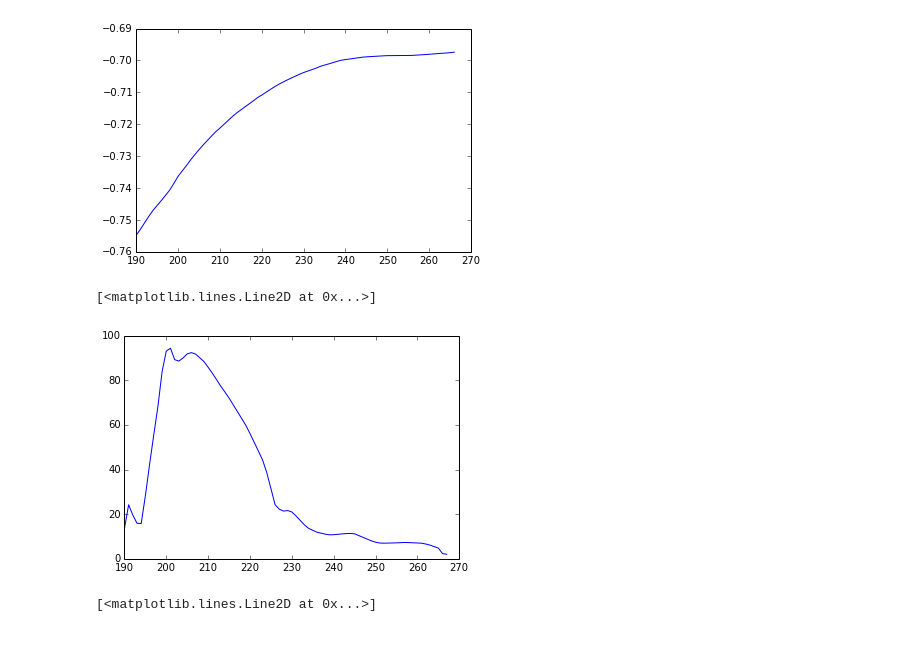
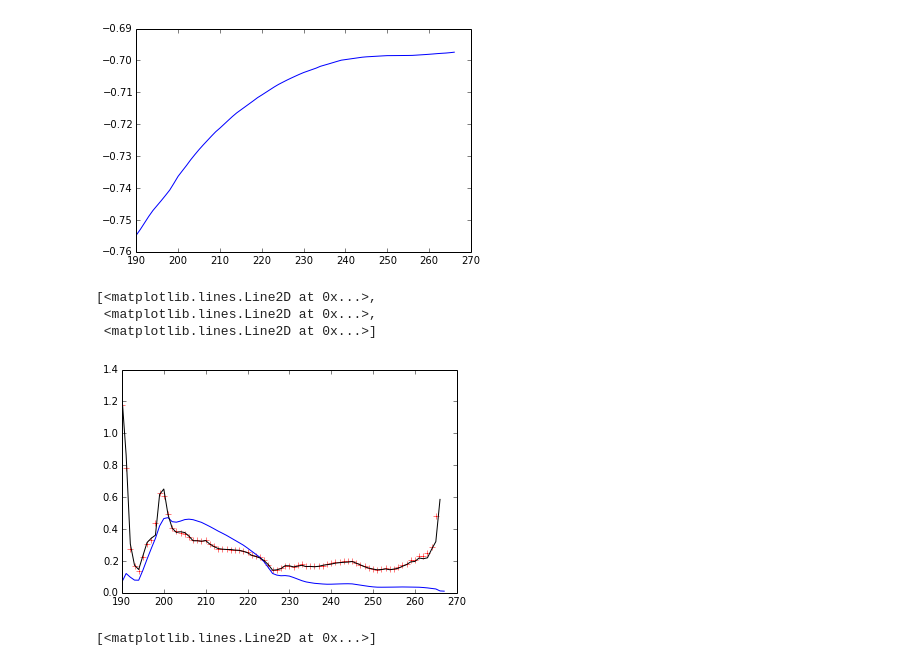
Before and after one commit to SalishSeaCast/tools, a Jupyter notebook: I_ForcingFiles/LookatInitialForcingFiles.ipynb, the cells around one changed output. Drawn from its saved outputs; the diff is of its cells as text; code cells hidden in the pictures.

Commit message:
Corrected units of tidal flow.
CONCEPTS tides are in flux (m2/s) not (m/s), so divide by depth

```diff
--- a/I_ForcingFiles/LookatInitialForcingFiles.ipynb
+++ b/I_ForcingFiles/LookatInitialForcingFiles.ipynb
@@ -13,11 +13,11 @@ from numpy import sin, pi
 # %% [markdown]
 The cell below opens four nc files for coordinates, bathymetry and tides.
 # %%
-fC = NC.Dataset('SubDom_coordinates_seagrid_WestCoast.nc','r')
-fB = NC.Dataset('SubDom_bathy_meter_NOBCchancomp.nc','r')
-fT = NC.Dataset('SubDom_tide_elev.nc','r')
-fU = NC.Dataset('SubDom_tide_ubar.nc','r')
-fV = NC.Dataset('SubDom_tide_vbar.nc','r')
+fC = NC.Dataset('../../input_files/SubDom_coordinates_seagrid_WestCoast.nc','r')
+fB = NC.Dataset('../../input_files/SubDom_bathy_meter_NOBCchancomp.nc','r')
+fT = NC.Dataset('../../input_files/SubDom_tide_elev.nc','r')
+fU = NC.Dataset('../../input_files/SubDom_tide_ubar.nc','r')
+fV = NC.Dataset('../../input_files/SubDom_tide_vbar.nc','r')
 
 print fT.file_format
 print fC.file_format
@@ -89,10 +101,13 @@ pylab.plot(sin(pi*phase[:,0]/180.)*elevmax[:,0])
 # %%
 vmax = fV.variables['M2_amp_v']
 umax = fU.variables['M2_amp_u']
-pylab.plot(umax[:,0])
+Du = 0.5*(D[:,0]+D[:,1])
+pylab.plot(umax[:,0]/Du,'r+',umax[:,0]/200.,'b',umax[:,0]/D[:,0],'k')
 # %% [output]
-[<matplotlib.lines.Line2D at 0x...>]
+[<matplotlib.lines.Line2D at 0x...>,
+ <matplotlib.lines.Line2D at 0x...>,
+ <matplotlib.lines.Line2D at 0x...>]
-[figure, old version]
+[figure, new version]
 # %%
 pylab.plot(-D[344,:])
 # %% [output]
```
Also changed, not shown: parts of 3 cells of this notebook, 1 other file.
